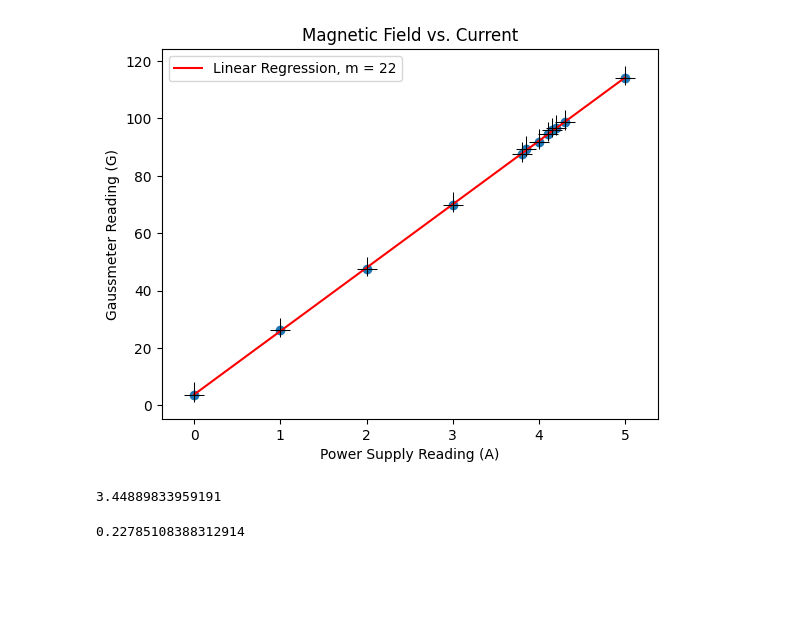
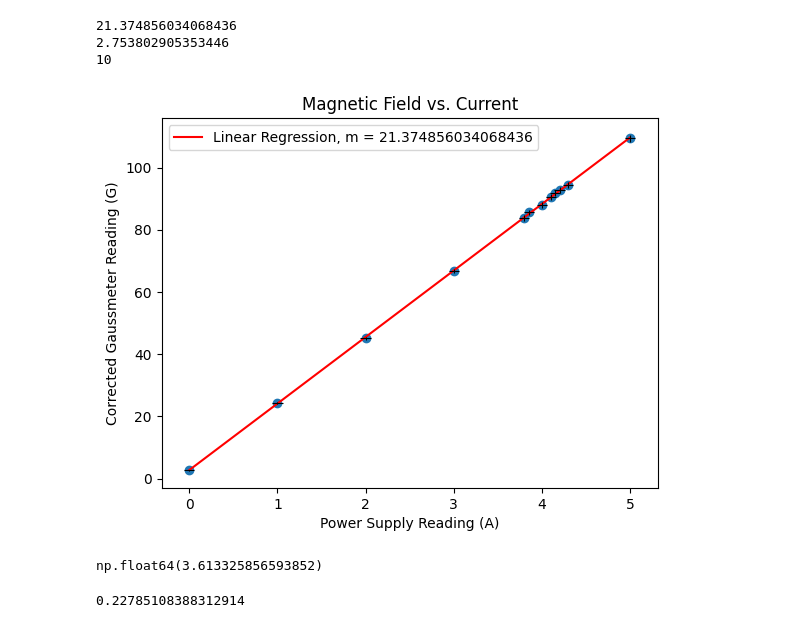
Before and after one commit to nikokopp/jlab, a Jupyter notebook: relativistic_dynamics/analysis/elliott_analysis.ipynb, the cells around one changed output. Cells and saved outputs as stored; diff of their text form; code cells hidden in the pictures; blank space fills up the shorter version.

```diff
--- a/relativistic_dynamics/analysis/elliott_analysis.ipynb
+++ b/relativistic_dynamics/analysis/elliott_analysis.ipynb
@@ -7,33 +7,66 @@ import matplotlib.pyplot as plt
 from scipy.optimize import curve_fit
 from collections import defaultdict
 # %%
-x = [0, 1, 2, 3, 3.8, 3.85, 4, 4.1, 4.15, 4.2, 4.3, 5]
-y = [3.7, 26.2, 47.5, 70.0, 87.5, 89.4, 91.9, 94.6, 95.9, 96.8, 98.6, 114.0]
+x = np.array([0, 1, 2, 3, 3.8, 3.85, 4, 4.1, 4.15, 4.2, 4.3, 5])
+y_raw = [3.7, 26.2, 47.5, 70.0, 87.5, 89.4, 91.9, 94.6, 95.9, 96.8, 98.6, 114.0]
 
-xerr = 0.2 / np.sqrt(3)
-yerr = [np.full(len(y),2.51), np.full(len(y),4.31)]
+mag = 99.69
+calib = np.array([104.0, -102.2])
+
+# Calibration
+z = np.mean(calib)
+z_unc = np.sqrt(0.2**2 + 0.02**2) / 2
+
+calib_mean = np.mean(np.abs(calib))
+s = calib_mean / mag
+
+calib_mean_unc = np.sqrt(0.2**2 + 0.02**2) / 2
+s_unc = s * np.sqrt(
+    (calib_mean_unc / calib_mean)**2 + 0.01**2
+)
+
+# Corrected field
+y = (y_raw - z) / s
+
+# Standard uncertainties
+xerr = 0.2 / np.sqrt(12)
+yerr = np.sqrt(
+    (y * s_unc / s)**2
+    + (0.2**2 + z_unc**2) / s**2
+)
 
 x_line = np.linspace(np.min(x),np.max(x),200)
-m, b = 22.103, 3.769
+m, b = np.polyfit(x, y, 1)
+
+y_fit = m * x + b
+chi2 = np.sum(((y - y_fit) / yerr)**2)
+dof = len(y) - 2
+
+print(m)
+print(chi2)
+print(dof)
 
 plt.figure()
 plt.title('Magnetic Field vs. Current')
-plt.ylabel('Gaussmeter Reading (G)')
+plt.ylabel('Corrected Gaussmeter Reading (G)')
 plt.xlabel('Power Supply Reading (A)')
-plt.plot(x_line, m * x_line + b, color='red', label='Linear Regression, m = 22')
+plt.plot(x_line, m * x_line + b, color='red', label=f'Linear Regression, m = {m}')
 plt.scatter(x,y)
 plt.errorbar(x, y, xerr=xerr, yerr=yerr, fmt='none', ecolor='black', linewidth=0.75)
 plt.legend()
 plt.show()
 # %% [output]
+21.374856034068436
+2.753802905353446
+10
-[figure, old version]
+[figure, new version]
 # %%
 def find_amp(G):
     return (G - b) / m
 
 find_amp(80)
 # %% [output]
-3.44889833959191
+np.float64(3.613325856593852)
 # %%
 file = "/Users/elliottchalcraft/Documents/2026-27/8.13/jlab/relativistic_dynamics/data/raw/calibration/2026-10-14/20261014_background_calibration.Spe"
 
```
Also changed, not shown: parts of 3 cells of this notebook.
